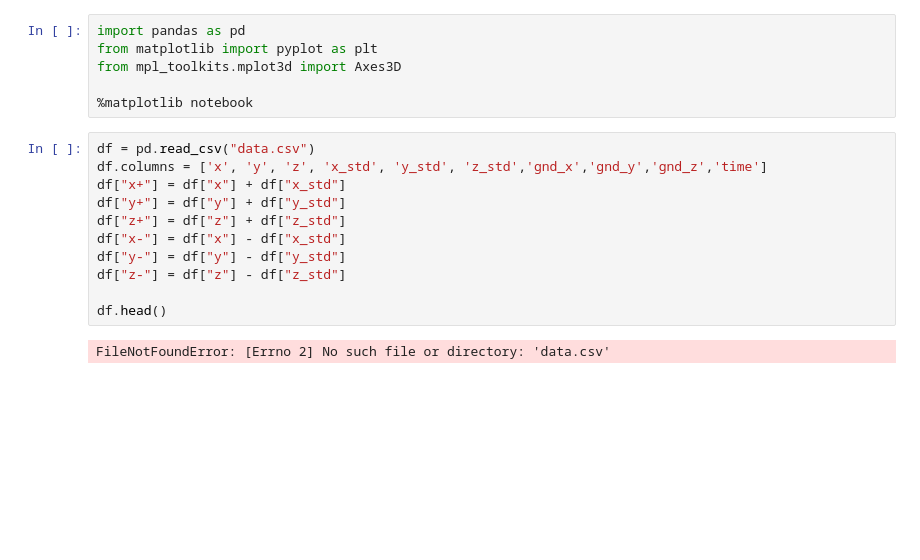
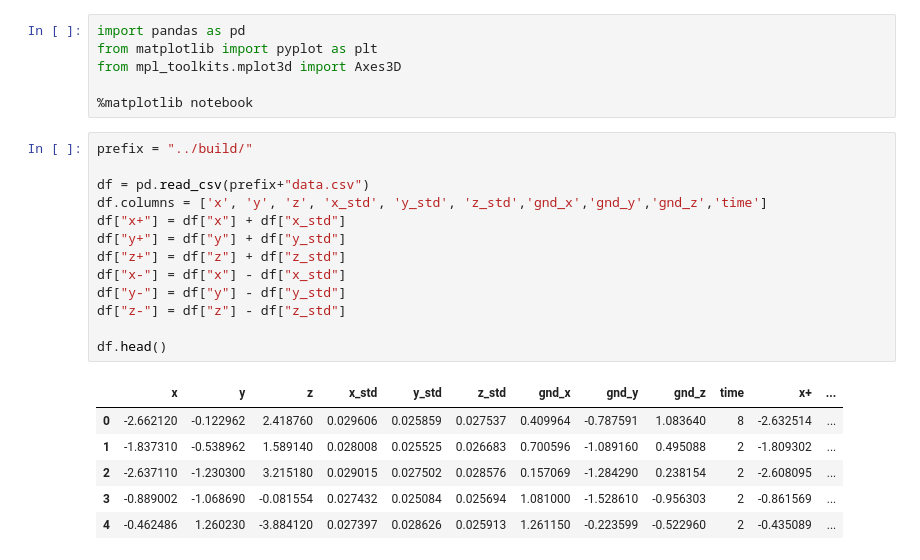
Before and after one commit to Codesflow-Simon/range-only, a Jupyter notebook: data/DataAnalysis.ipynb, the cells around one changed output. Cells and saved outputs as stored; diff of their text form; blank space fills up the shorter version.

Commit message:
data restructure

```diff
--- a/data/DataAnalysis.ipynb
+++ b/data/DataAnalysis.ipynb
@@ -5,18 +5,25 @@ from mpl_toolkits.mplot3d import Axes3D
 
 %matplotlib notebook
 # %%
-df = pd.read_csv("data.csv")
+prefix = "../build/"
+
+df = pd.read_csv(prefix+"data.csv")
 df.columns = ['x', 'y', 'z', 'x_std', 'y_std', 'z_std','gnd_x','gnd_y','gnd_z','time']
 df["x+"] = df["x"] + df["x_std"]
 df["y+"] = df["y"] + df["y_std"]
 df["z+"] = df["z"] + df["z_std"]
 df["x-"] = df["x"] - df["x_std"]
 df["y-"] = df["y"] - df["y_std"]
 df["z-"] = df["z"] - df["z_std"]
 
 df.head()
 # %% [output]
-FileNotFoundError: [Errno 2] No such file or directory: 'data.csv'
+|  | x | y | z | x_std | y_std | z_std | gnd_x | gnd_y | gnd_z | time | x+ | ... |
+| 0 | -2.662120 | -0.122962 | 2.418760 | 0.029606 | 0.025859 | 0.027537 | 0.409964 | -0.787591 | 1.083640 | 8 | -2.632514 | ... |
+| 1 | -1.837310 | -0.538962 | 1.589140 | 0.028008 | 0.025525 | 0.026683 | 0.700596 | -1.089160 | 0.495088 | 2 | -1.809302 | ... |
+| 2 | -2.637110 | -1.230300 | 3.215180 | 0.029015 | 0.027502 | 0.028576 | 0.157069 | -1.284290 | 0.238154 | 2 | -2.608095 | ... |
+| 3 | -0.889002 | -1.068690 | -0.081554 | 0.027432 | 0.025084 | 0.025694 | 1.081000 | -1.528610 | -0.956303 | 2 | -0.861569 | ... |
+| 4 | -0.462486 | 1.260230 | -3.884120 | 0.027397 | 0.028626 | 0.025913 | 1.261150 | -0.223599 | -0.522960 | 2 | -0.435089 | ... |
 # %%
 plt.plot(df.index, df['x'])
 plt.plot(df.index, df['x+'])
```
Also changed, not shown: parts of 5 cells of this notebook, 4 other files.
